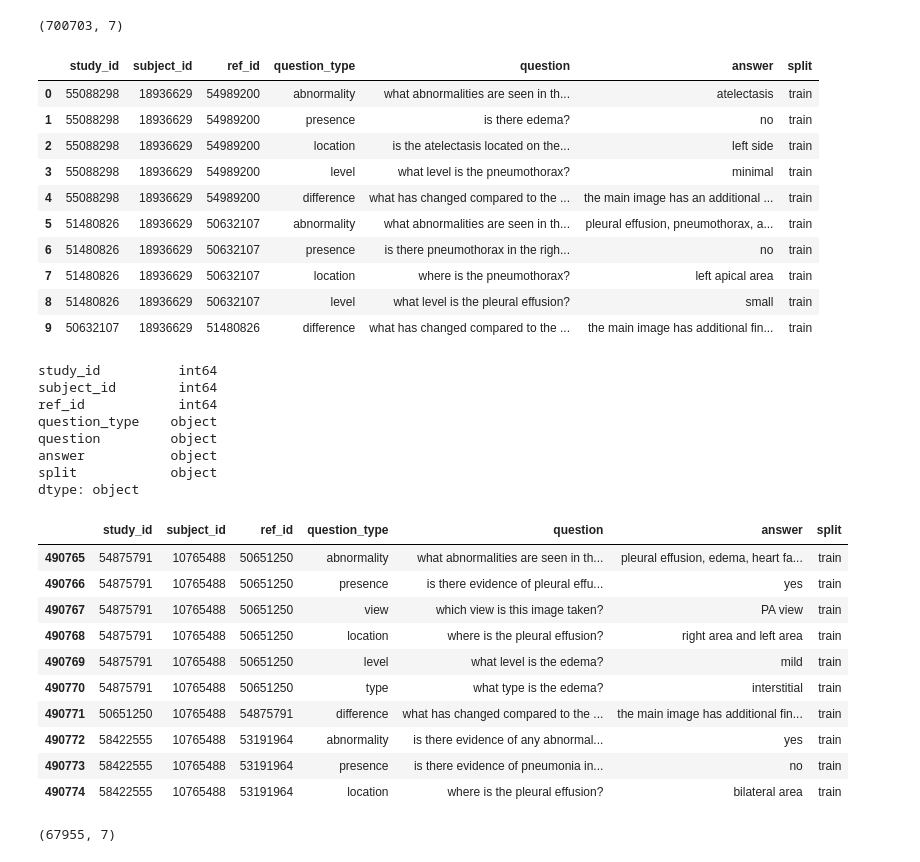
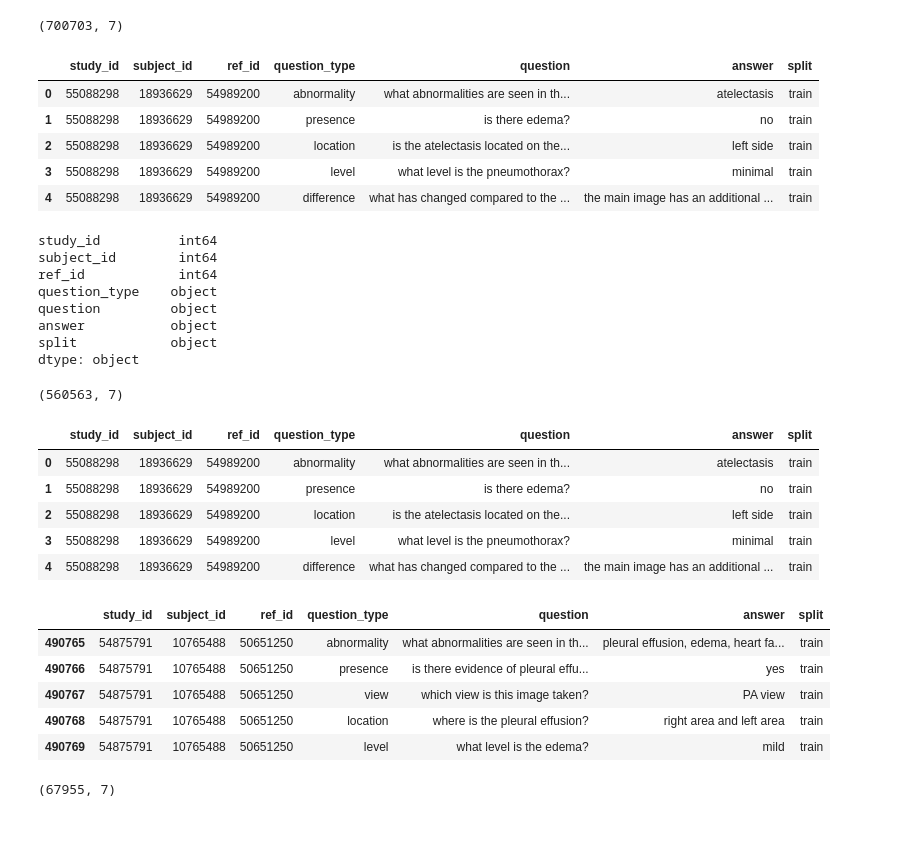
Before and after one commit to archx64/cxr-diff-vqa, a Jupyter notebook: notebooks/create_small_dataset.ipynb, the cells around one changed output. Saved outputs shown, nothing was run; the diff lists cells and outputs as text; code cells hidden in the pictures; blank space fills up the shorter version.

```diff
--- a/notebooks/create_small_dataset.ipynb
+++ b/notebooks/create_small_dataset.ipynb
@@ -8,19 +8,14 @@ df_pair_qa.shape
 # %% [output]
 (700703, 7)
 # %%
-df_pair_qa.head(10)
+df_pair_qa.head()
 # %% [output]
 |  | study_id | subject_id | ref_id | question_type | question | answer | split |
 | 0 | 55088298 | 18936629 | 54989200 | abnormality | what abnormalities are seen in th... | atelectasis | train |
 | 1 | 55088298 | 18936629 | 54989200 | presence | is there edema? | no | train |
 | 2 | 55088298 | 18936629 | 54989200 | location | is the atelectasis located on the... | left side | train |
 | 3 | 55088298 | 18936629 | 54989200 | level | what level is the pneumothorax? | minimal | train |
 | 4 | 55088298 | 18936629 | 54989200 | difference | what has changed compared to the ... | the main image has an additional ... | train |
-| 5 | 51480826 | 18936629 | 50632107 | abnormality | what abnormalities are seen in th... | pleural effusion, pneumothorax, a... | train |
-| 6 | 51480826 | 18936629 | 50632107 | presence | is there pneumothorax in the righ... | no | train |
-| 7 | 51480826 | 18936629 | 50632107 | location | where is the pneumothorax? | left apical area | train |
-| 8 | 51480826 | 18936629 | 50632107 | level | what level is the pleural effusion? | small | train |
-| 9 | 50632107 | 18936629 | 51480826 | difference | what has changed compared to the ... | the main image has additional fin... | train |
 # %%
 df_pair_qa.dtypes
 # %% [output]
@@ -32,9 +27,23 @@ question         object
 answer           object
 split            object
 dtype: object
+# %%
+df_pair_qa_train = df_pair_qa[df_pair_qa['split'] == 'train']
+df_pair_qa_train.shape
+# %% [output]
+(560563, 7)
+# %%
+df_pair_qa_train.head()
+# %% [output]
+|  | study_id | subject_id | ref_id | question_type | question | answer | split |
+| 0 | 55088298 | 18936629 | 54989200 | abnormality | what abnormalities are seen in th... | atelectasis | train |
+| 1 | 55088298 | 18936629 | 54989200 | presence | is there edema? | no | train |
+| 2 | 55088298 | 18936629 | 54989200 | location | is the atelectasis located on the... | left side | train |
+| 3 | 55088298 | 18936629 | 54989200 | level | what level is the pneumothorax? | minimal | train |
+| 4 | 55088298 | 18936629 | 54989200 | difference | what has changed compared to the ... | the main image has an additional ... | train |
 # %%
-df_small_pair_qa = df_pair_qa[df_pair_qa['subject_id'].astype(str).str.startswith(filter_string)]
-df_small_pair_qa.head(10)
+df_pair_qa_train_small = df_pair_qa_train[df_pair_qa_train['subject_id'].astype(str).str.startswith(filter_string)]
+df_pair_qa_train_small.head()
 # %% [output]
 |  | study_id | subject_id | ref_id | question_type | question | answer | split |
 | 490765 | 54875791 | 10765488 | 50651250 | abnormality | what abnormalities are seen in th... | pleural effusion, edema, heart fa... | train |
@@ -42,9 +51,4 @@ df_small_pair_qa.head(10)
 | 490767 | 54875791 | 10765488 | 50651250 | view | which view is this image taken? | PA view | train |
 | 490768 | 54875791 | 10765488 | 50651250 | location | where is the pleural effusion? | right area and left area | train |
 | 490769 | 54875791 | 10765488 | 50651250 | level | what level is the edema? | mild | train |
-| 490770 | 54875791 | 10765488 | 50651250 | type | what type is the edema? | interstitial | train |
-| 490771 | 50651250 | 10765488 | 54875791 | difference | what has changed compared to the ... | the main image has additional fin... | train |
-| 490772 | 58422555 | 10765488 | 53191964 | abnormality | is there evidence of any abnormal... | yes | train |
-| 490773 | 58422555 | 10765488 | 53191964 | presence | is there evidence of pneumonia in... | no | train |
-| 490774 | 58422555 | 10765488 | 53191964 | location | where is the pleural effusion? | bilateral area | train |
 # %%
```
Also changed, not shown: parts of 8 cells of this notebook.
